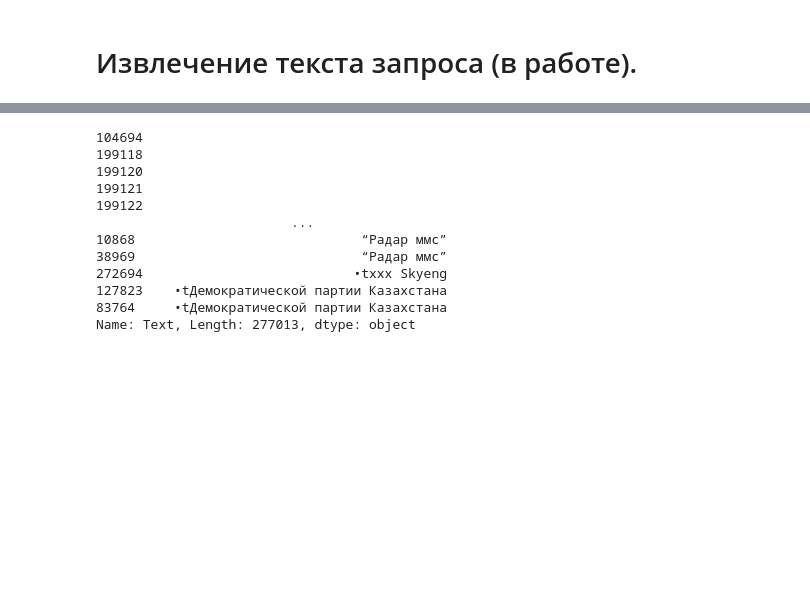
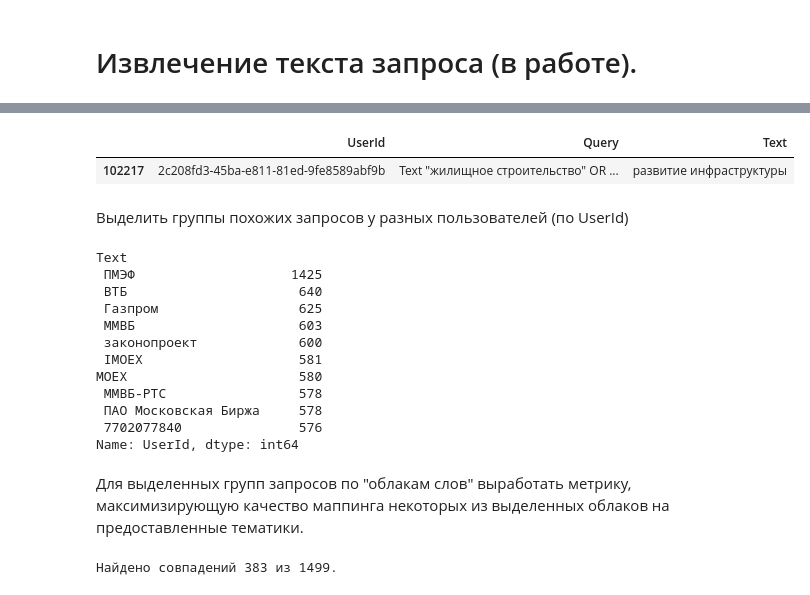
Before and after one commit to dladzina/SCAN_project, a Jupyter notebook: SCAN_открытие_файла.ipynb, the cells around one changed output, grey strips where cells are left out. Cells and saved outputs as stored; diff of their text form; code cells hidden in the pictures; blank space fills up the shorter version.

```diff
--- a/SCAN_открытие_файла.ipynb
+++ b/SCAN_открытие_файла.ipynb
@@ -138,5 +132,0 @@ others_queries = ['Language', 'DocumentType']
-# %%
-'''popular_query = []
-for query in data.Query:
-  query.lower()
-  find = query.find("")'''
@@ -202,11 +156,10 @@ df = df.explode('Text', ignore_index=True)                        # перено
 df['Text'] = df['Text'].astype(str)
 # %%
 def edit_text(text):
-  '''Функция, удаляющая знаки '[', ']', '"' '''
-  text = text.replace('"', '').replace('[', '').replace(']', '')
+  '''Функция, удаляющая знаки, которые не входят в состав фразы '''
+  del_symbols = ['[', ']', '"', "'", '”', '“', '#', '*', '•t', '•txxx']
+  for symbol in del_symbols:
+    text = text.replace(symbol, '')
   return text
 
 df['Text'] = df['Text'].apply(lambda text: edit_text(text))
-# %%
-# убираем кавычки из состава строки
-df['Text'] = df['Text'].apply(lambda text: text[1:-1])
@@ -233,15 +170,54 @@ df.head(50)
+# %%
+df.sample()
+# %% [output]
+|  | UserId | Query | Text |
+| 102217 | 2c208fd3-45ba-e811-81ed-9fe8589abf9b | Text "жилищное строительство" OR ... | развитие инфраструктуры |
+# %% [markdown]
+Выделить группы похожих запросов у разных пользователей (по UserId)
 # %%
-df.Text.sort_values()
+df.groupby(['Text'])['UserId'].count().sort_values(ascending=False).head(10)
 # %% [output]
-104694
-199118
-199120
-199121
-199122
-                         ...
-10868                             “Радар ммс”
-38969                             “Радар ммс”
-272694                           •txxx Skyeng
-127823    •tДемократической партии Казахстана
-83764     •tДемократической партии Казахстана
-Name: Text, Length: 277013, dtype: object
+Text
+ ПМЭФ                    1425
+ ВТБ                      640
+ Газпром                  625
+ ММВБ                     603
+ законопроект             600
+ IMOEX                    581
+MOEX                      580
+ ММВБ-РТС                 578
+ ПАО Московская Биржа     578
+ 7702077840               576
+Name: UserId, dtype: int64
+# %% [markdown]
+Для выделенных групп запросов по "облакам слов" выработать метрику, максимизирующую качество маппинга некоторых из выделенных облаков на предоставленные тематики.
+# %%
+# проверим первые 1000 популярных запросов
+count = 1000
+
+# сставим список популярных слов в запросе
+data = list(df.groupby(['Text'])['UserId'].count().sort_values(ascending=False).index[0:count-1])
+popular_queries = pd.DataFrame(
+    data,
+    columns=['Text']
+    )
+
+popular_queries = popular_queries.Text.apply(lambda text: text.split())         #разобьем по словам
+popular_queries = popular_queries.explode()                                     # перенесем каждое новое слово
+popular_queries = list(popular_queries)
+
+# создадим счетчики найденных сопадений
+in_clouds = Counter()
+not_found = Counter()
+
+# переводим слова в нижний регистр и ищем совпадения
+for i in range(0, len(popular_queries)):
+  for j in range(0, 572):
+    if popular_queries[i].lower() in words_clouds_data[j]['WordCloud']:
+      in_clouds[popular_queries[i]] += 1
+    else:
+      not_found[popular_queries[i].lower()] += 1
+
+print(f'Найдено совпадений {len(in_clouds)} из {len(in_clouds)+len(not_found)}.')
+# %% [output]
+Найдено совпадений 383 из 1499.
```
Also changed, not shown: parts of 11 cells of this notebook.
